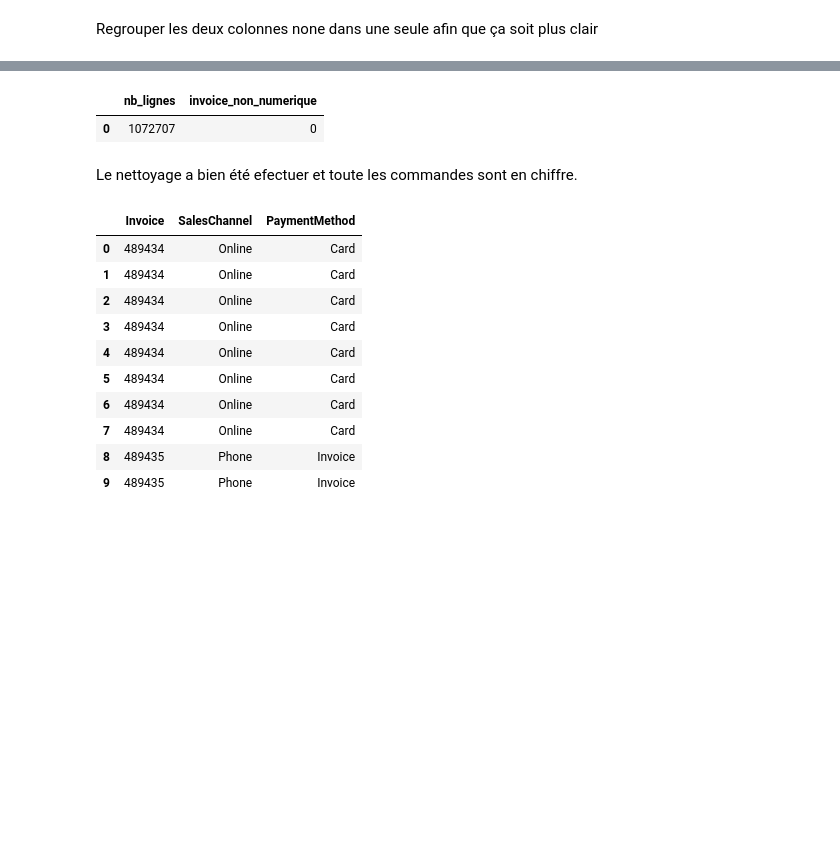
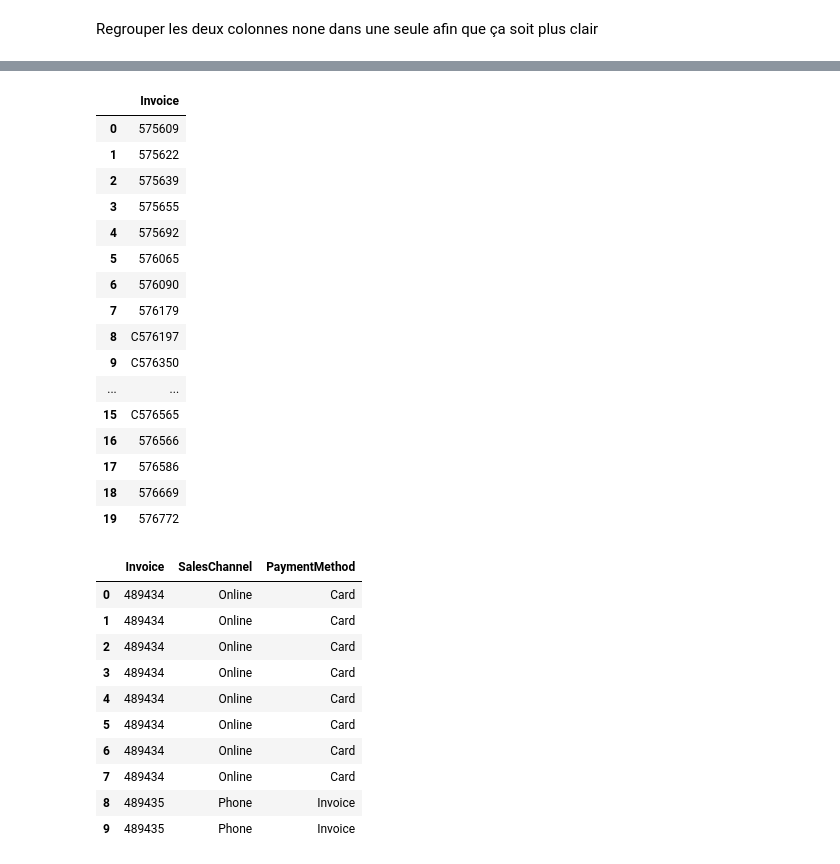
Before and after one commit to clawyunkai/Brief-15_retailcorps_Marketing, a Jupyter notebook: 1_nettoyage_sofiane.ipynb, the cells around one changed output, grey strips where cells are left out. Saved outputs shown, nothing was run; the diff lists cells and outputs as text; code cells hidden in the pictures; blank space fills up the shorter version.

Commit message:
Nettoyage final Invoice et d_promotion

```diff
--- a/1_nettoyage_sofiane.ipynb
+++ b/1_nettoyage_sofiane.ipynb
@@ -222,13 +186,0 @@ duckdb.sql("""
-# %%
-# Vérifier qu'il n'y a plus aucune lettre dans Invoice
-duckdb.sql("""
-    SELECT
-        COUNT(*) AS nb_lignes,
-        COUNT(*) - COUNT(TRY_CAST(Invoice AS INTEGER)) AS invoice_non_numerique
-    FROM retail_clean
-""").df()
-# %% [output]
-|  | nb_lignes | invoice_non_numerique |
-| 0 | 1072707 | 0 |
-# %% [markdown]
-Le nettoyage a bien été efectuer et toute les commandes sont en chiffre.
@@ -240,0 +197,26 @@ duckdb.sql("""
+# %%
+# Verifier le resultat : afficher une echantillon de 20 factures apres nettoyage.
+
+duckdb.sql("""
+    SELECT DISTINCT Invoice
+    FROM retail_clean
+    LIMIT 20
+""").df()
+# %% [output]
+|  | Invoice |
+| 0 | 575609 |
+| 1 | 575622 |
+| 2 | 575639 |
+| 3 | 575655 |
+| 4 | 575692 |
+| 5 | 576065 |
+| 6 | 576090 |
+| 7 | 576179 |
+| 8 | C576197 |
+| 9 | C576350 |
+| ... | ... |
+| 15 | C576565 |
+| 16 | 576566 |
+| 17 | 576586 |
+| 18 | 576669 |
+| 19 | 576772 |
```
Also changed, not shown: parts of 12 cells of this notebook, 2 other files.
